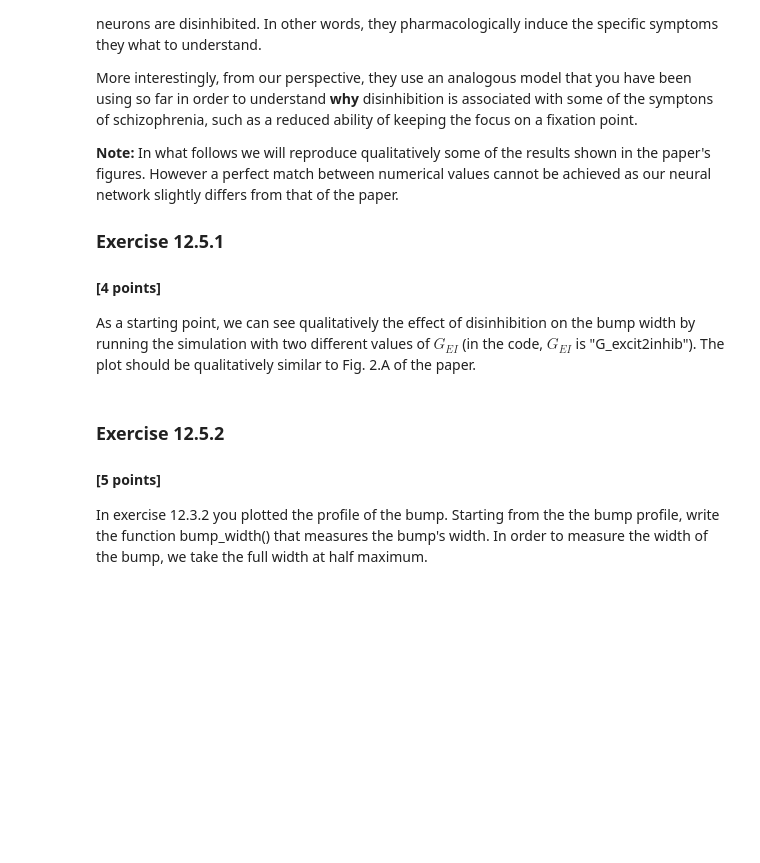
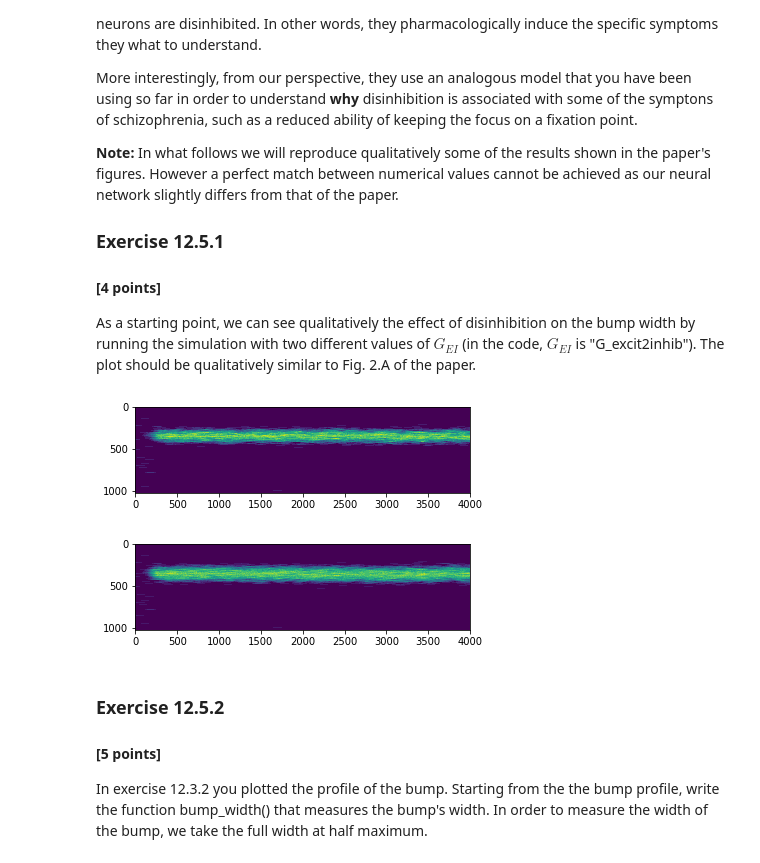
Before and after one commit to fedeflo2/Bestbio1, a Jupyter notebook: Ex12_firstName_lastName_000.ipynb, the cells around one changed output. Drawn from its saved outputs; the diff is of its cells as text; code cells hidden in the pictures; blank space fills up the shorter version.

```diff
--- a/Ex12_firstName_lastName_000.ipynb
+++ b/Ex12_firstName_lastName_000.ipynb
@@ -435,3 +489,75 @@ plt.show()
+# %%
+#%matplotlib inline
+#import brian2 as b2
+#from neurodynex.working_memory_network import wm_model
+#from neurodynex.tools import plot_tools
+#import numpy as np
+#import matplotlib.pyplot as plt
+from math import ceil, floor
+
+
+# repeat the following passeages for the desired values of G_EI
+#... = wm_model.simulate_wm(...)
+#
+#... = plot_tools.plot_network_activity(...)
+#plt.show()
+
+###############################################
+# written by Giorgia
+
+def get_rate_neuron(spike_monitor,monitored_neurons, sim_time,step,time_window):
+    times = np.linspace(0,sim_time/b2.ms,(sim_time/step)+1)
+    rate_array = np.zeros([len(times),len(monitored_neurons)])
+    for i,t in enumerate(times):
+        t_min = np.max([0, t*b2.ms-time_window/2])
+        t_max = np.min([sim_time, t*b2.ms+time_window/2])
+        spike_counts = get_spike_count(spike_monitor,monitored_neurons,t_min*b2.second,t_max*b2.second)
+        rate_array[i,:] = spike_counts/(t_max-t_min)/b2.second
+
+    return rate_array.transpose()
+
+
+G_EI = [122.64 , 0.9675*122.64] * b2.psiemens
+
+for g in G_EI:
+    np.random.seed(876)
+    rate_monitor_excit, spike_monitor_excit, voltage_monitor_excit, idx_monitored_neurons_excit, rate_monitor_inhib, spike_monitor_inhib, voltage_monitor_inhib, idx_monitored_neurons_inhib, w_profile = wm_model.simulate_wm(stimulus_center_deg=120, stimulus_width_deg=30, stimulus_strength=.06 * b2.namp, t_stimulus_start=100 * b2.ms, t_stimulus_duration=200 * b2.ms, sim_time=4000. * b2.ms,G_excit2inhib= g)
+    rate_matrix = get_rate_neuron(spike_monitor_excit,idx_monitored_neurons_excit,4000.*b2.ms,1.*b2.ms,100.*b2.ms)
+    plt.figure()
+    plt.imshow(rate_matrix)
+    plt.show()
+
+#fig, (ax0,ax1) = plt.subplots(nrows=2)
+#
+## upper figure
+#rate_monitor_excit, spike_monitor_excit, voltage_monitor_excit, idx_monitored_neurons_excit, rate_monitor_inhib, spike_monitor_inhib, voltage_monitor_inhib, idx_monitored_neurons_inhib, w_profile = wm_model.simulate_wm(sim_time=800. * b2.ms, poisson_firing_rate=1.3 * b2.Hz, sigma_weight_profile=20., Jpos_excit2excit=1.6, G_excit2inhib= G_EI[0])
+#fig, ax_raster, ax_rate, ax_voltage = plot_tools.plot_network_activity(rate_monitor_excit, spike_monitor_excit, voltage_monitor_excit, t_min=0. * b2.ms)
+#x =
+#y =
+#z =
+#im = ax0.colormesh(x,y,z, cmap=cmap, norm=norm)
+#fig.colorbar(im, ax=ax0)
+#plt.xlabel('Time [s]')
+#plt.ylabel('Neuron label')
+#ax0.set_title('G_EI = 0%')
+#
+## lower figure
+#rate_monitor_excit, spike_monitor_excit, voltage_monitor_excit, idx_monitored_neurons_excit, rate_monitor_inhib, spike_monitor_inhib, voltage_monitor_inhib, idx_monitored_neurons_inhib, w_profile = wm_model.simulate_wm(sim_time=800. * b2.ms, poisson_firing_rate=1.3 * b2.Hz, sigma_weight_profile=20., Jpos_excit2excit=1.6, G_excit2inhib= G_EI[1])
+#fig, ax_raster, ax_rate, ax_voltage = plot_tools.plot_network_activity(rate_monitor_excit, spike_monitor_excit, voltage_monitor_excit, t_min=0. * b2.ms)
+#x =
+#y =
+#z =
+#im = ax1.colormesh(x,y,z, cmap=cmap, norm=norm)
+#fig.colorbar(im, ax=ax1)
+#plt.xlabel('Time [s]')
+#plt.ylabel('Neuron label')
+#ax0.set_title('G_EI = 3.25%')
+#
+#fig.tight_layout()
+#plt.show()
+# %% [output]
+[figure, added]
+[figure, added]
 # %% [markdown]
 ### Exercise 12.5.2
 #### [5 points]
```
Also changed, not shown: parts of 13 cells of this notebook.
